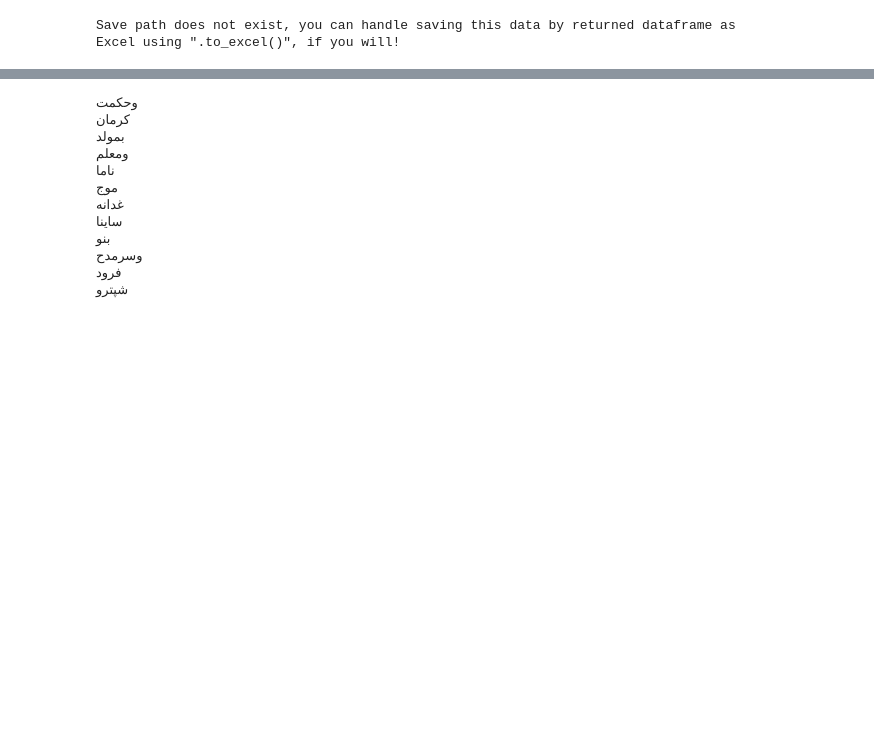
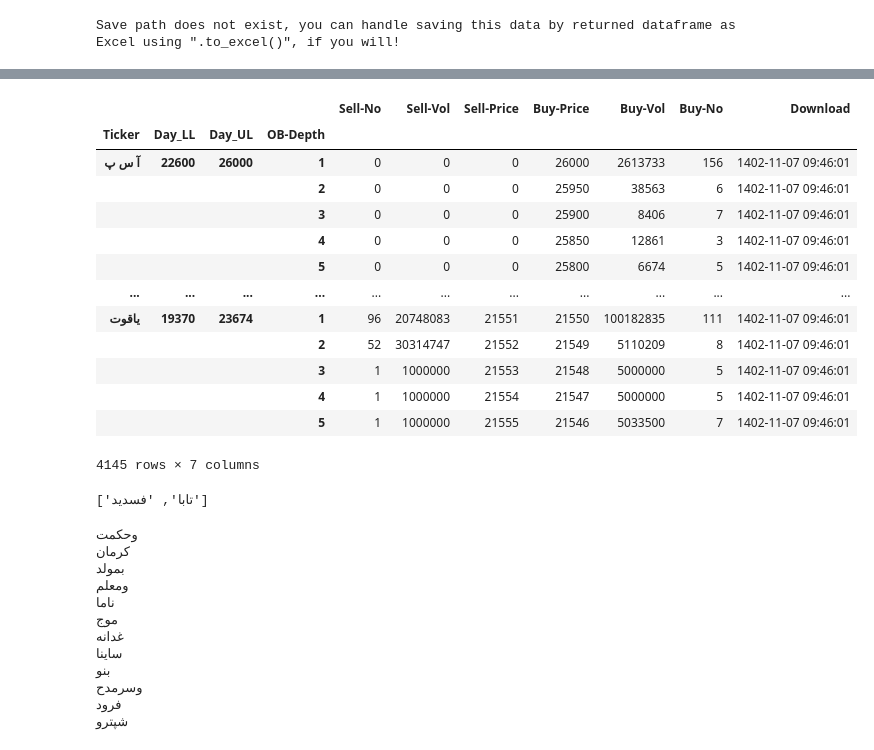
Before and after one commit to matinkarimi234/Indicators, a Jupyter notebook: MarketWatch.ipynb, the cells around one changed output, grey strips where cells are left out. Saved outputs shown, nothing was run; the diff lists cells and outputs as text; code cells hidden in the pictures; blank space fills up the shorter version.

```diff
--- a/MarketWatch.ipynb
+++ b/MarketWatch.ipynb
@@ -10,3 +99,32 @@ Save path does not exist, you can handle saving this data by returned dataframe
+# %%
+df_order_book
+# %% [output]
+|  |  |  |  | Sell-No | Sell-Vol | Sell-Price | Buy-Price | Buy-Vol | Buy-No | Download |
+| Ticker | Day_LL | Day_UL | OB-Depth |  |  |  |  |  |  |  |
+| آ س پ | 22600 | 26000 | 1 | 0 | 0 | 0 | 26000 | 2613733 | 156 | 1402-11-07 09:46:01 |
+|  |  |  | 2 | 0 | 0 | 0 | 25950 | 38563 | 6 | 1402-11-07 09:46:01 |
+|  |  |  | 3 | 0 | 0 | 0 | 25900 | 8406 | 7 | 1402-11-07 09:46:01 |
+|  |  |  | 4 | 0 | 0 | 0 | 25850 | 12861 | 3 | 1402-11-07 09:46:01 |
+|  |  |  | 5 | 0 | 0 | 0 | 25800 | 6674 | 5 | 1402-11-07 09:46:01 |
+| ... | ... | ... | ... | ... | ... | ... | ... | ... | ... | ... |
+| یاقوت | 19370 | 23674 | 1 | 96 | 20748083 | 21551 | 21550 | 100182835 | 111 | 1402-11-07 09:46:01 |
+|  |  |  | 2 | 52 | 30314747 | 21552 | 21549 | 5110209 | 8 | 1402-11-07 09:46:01 |
+|  |  |  | 3 | 1 | 1000000 | 21553 | 21548 | 5000000 | 5 | 1402-11-07 09:46:01 |
+|  |  |  | 4 | 1 | 1000000 | 21554 | 21547 | 5000000 | 5 | 1402-11-07 09:46:01 |
+|  |  |  | 5 | 1 | 1000000 | 21555 | 21546 | 5033500 | 7 | 1402-11-07 09:46:01 |
+4145 rows × 7 columns
+# %%
+names = []
+for index, row in df.iterrows():
+    if np.float64(row['EPS']) != 0:
+        p_e = np.float64(row['Close']) / np.float64(row['EPS'])
+        if p_e <= 4:
+            names.append(index)
+t = ['تابا','فسدید','متین']
+comp = list(set(names) & set(t))
+comp
+# %% [output]
+['تابا', 'فسدید']
 # %%
 def hammer(dft = pd.DataFrame()):
 
```
Also changed, not shown: parts of 5 cells of this notebook, 18 other files.
